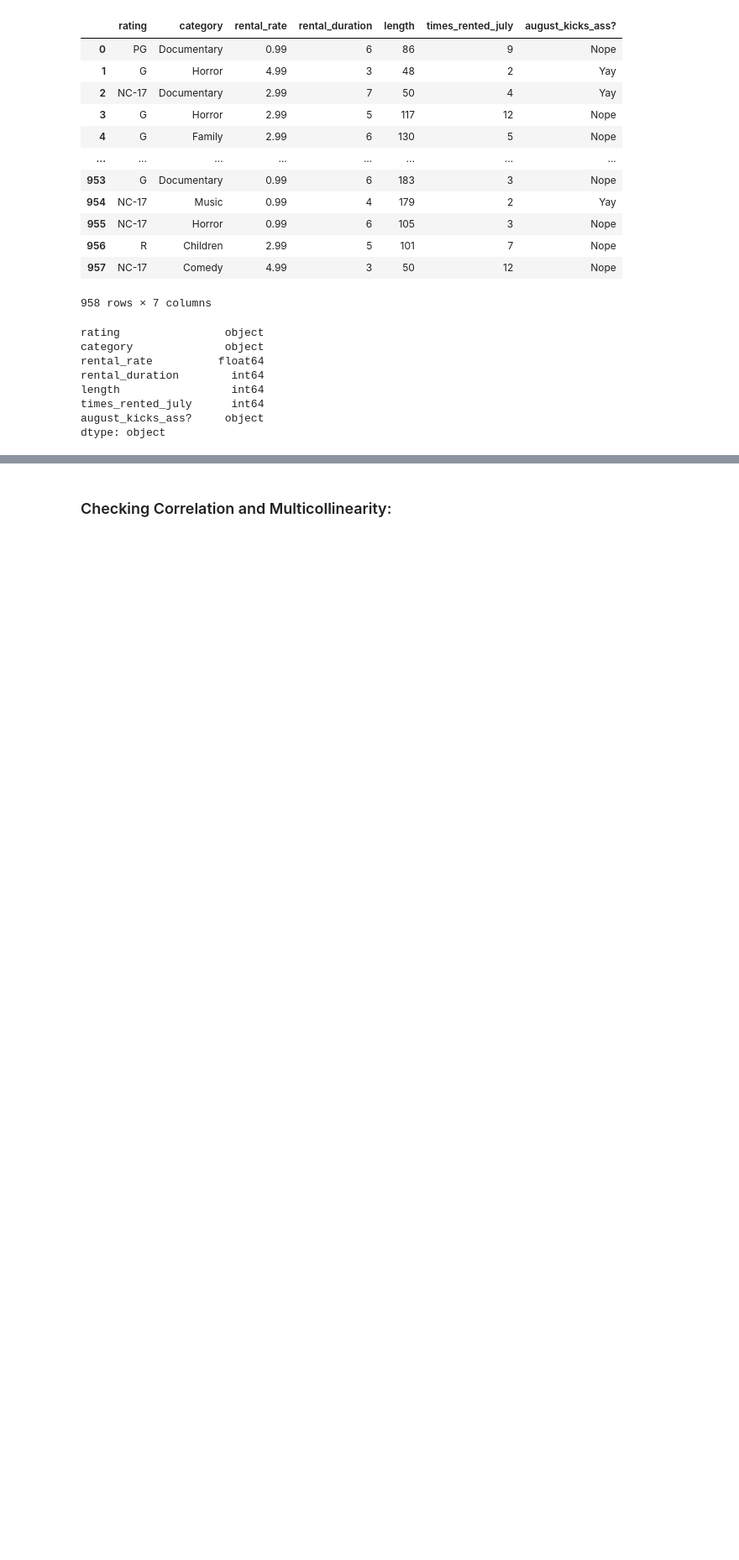
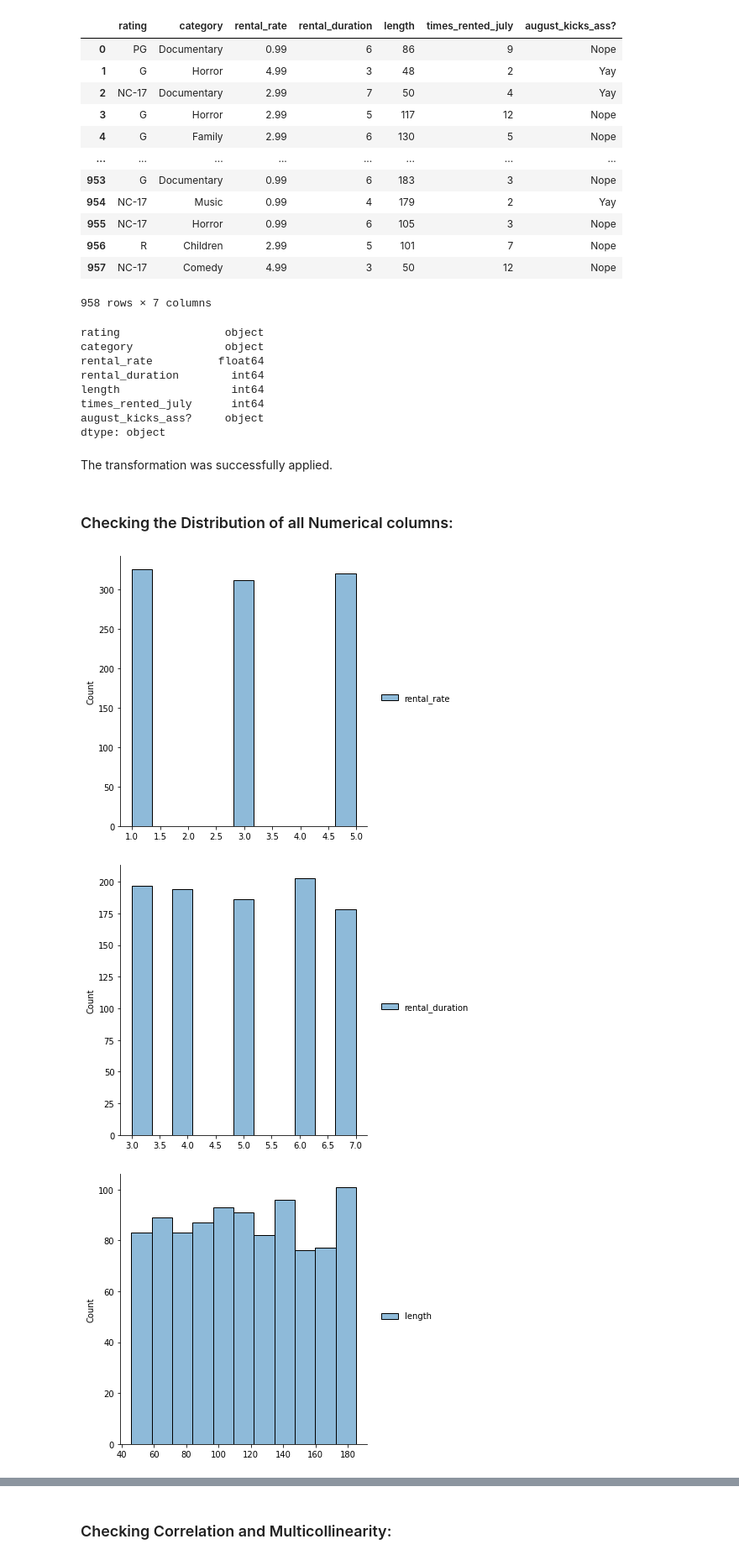
Before and after one commit to hectorfa17/lab-predictions-logistic-regression, a Jupyter notebook: LogisticRegression-HectorFontenla.ipynb, the cells around one changed output, grey strips where cells are left out. Shown at 84% size. Drawn from its saved outputs; the diff is of its cells as text; code cells hidden in the pictures; blank space fills up the shorter version.

```diff
--- a/LogisticRegression-HectorFontenla.ipynb
+++ b/LogisticRegression-HectorFontenla.ipynb
@@ -262,3 +267,22 @@ length                 int64
 times_rented_july      int64
 august_kicks_ass?     object
 dtype: object
+# %% [markdown]
+The transformation was successfully applied.
+# %% [markdown]
+### Checking the Distribution of all Numerical columns:
+# %%
+def plot_num (df):
+    cols =[]
+    df2 = df.select_dtypes(include = np.number)
+    for column in df2.columns:
+        cols.append(column)
+        sns.displot(df2[cols]);
+        plt.show()
+        cols.pop()
+# %%
+plot_num(movies_comp)
+# %% [output]
+[figure, added]
+[figure, added]
+[figure, added]
```
Also changed, not shown: parts of 94 cells of this notebook.
